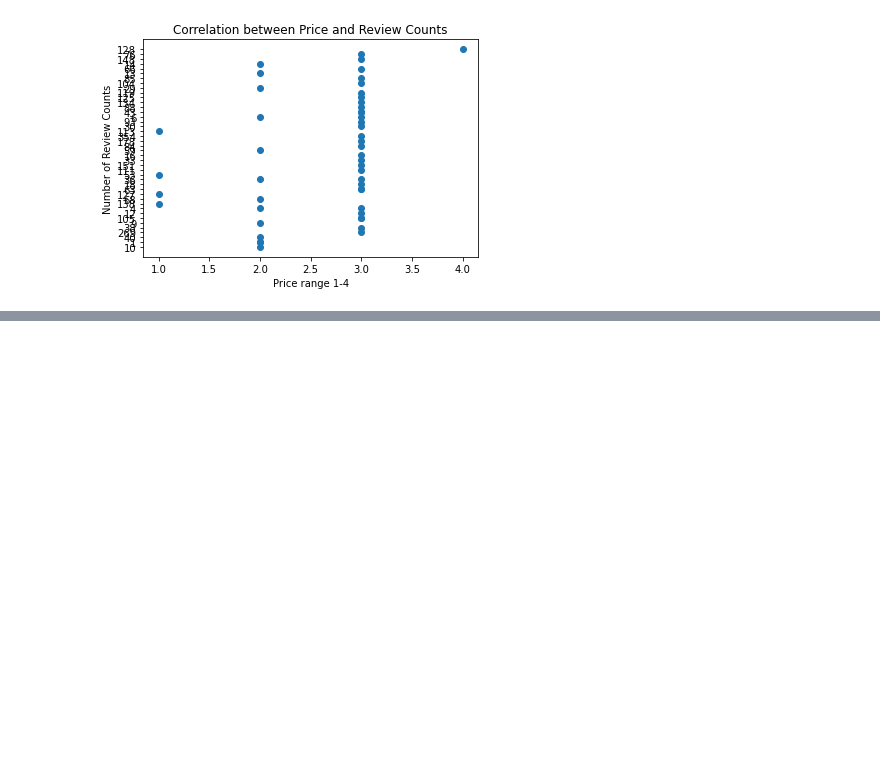
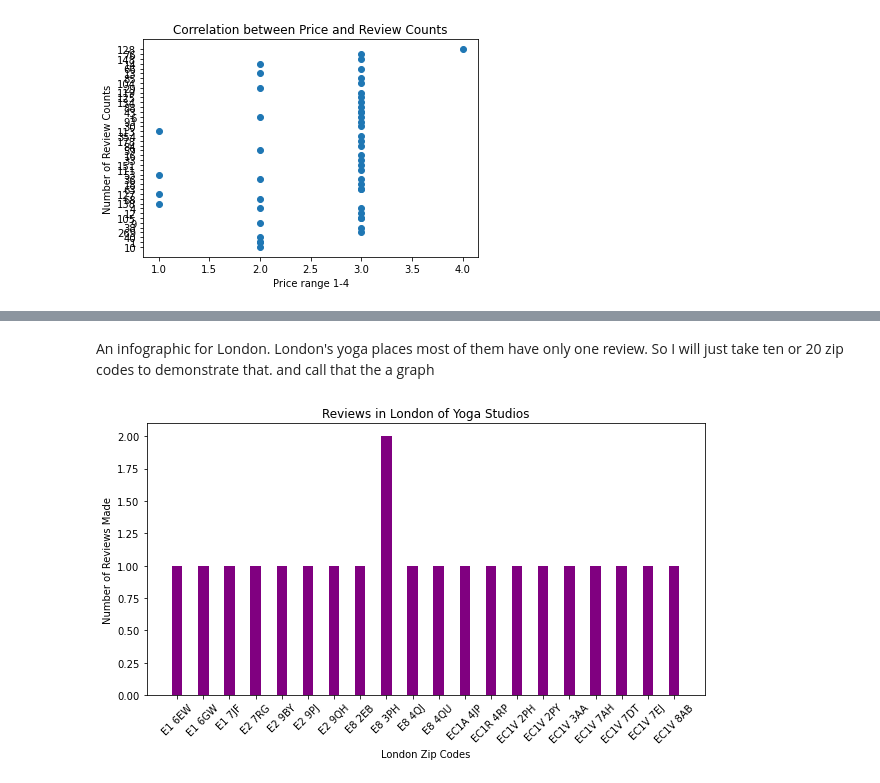
Before and after one commit to silvermanjonathan/Yelp_Project-1, a Jupyter notebook: Functions.ipynb, the cells around one changed output, grey strips where cells are left out. Drawn from its saved outputs; the diff is of its cells as text; code cells hidden in the pictures; blank space fills up the shorter version.

```diff
--- a/Functions.ipynb
+++ b/Functions.ipynb
@@ -671,0 +787,30 @@ plt.show()
+# %% [markdown]
+An infographic for London. London's yoga places most of them have only one review. So I will just take ten or 20 zip codes to demonstrate that. and call that the a graph
+# %%
+London_filter = business_df['country'] == 'GB'
+business_df[London_filter]
+
+
+business_df[London_filter].groupby('zip_code')['review_count'].count()[:20]
+
+
+
+# creating the dataset
+reviews_made = list(business_df[London_filter].groupby('zip_code')['review_count'].count()[:20]
+
+)
+London_zip_codes = list(business_df[London_filter].groupby('zip_code')['review_count'].count()[:20].index)
+
+fig = plt.figure(figsize = (10, 5))
+
+# creating the bar plot
+plt.bar(London_zip_codes, reviews_made, color ='purple',
+        width = 0.4)
+
+plt.xticks(rotation=45)
+plt.xlabel("London Zip Codes")
+plt.ylabel("Number of Reviews Made")
+plt.title("Reviews in London of Yoga Studios")
+plt.show()
+# %% [output]
+[figure, added]
```
Also changed, not shown: parts of 15 cells of this notebook, 2 other files.
